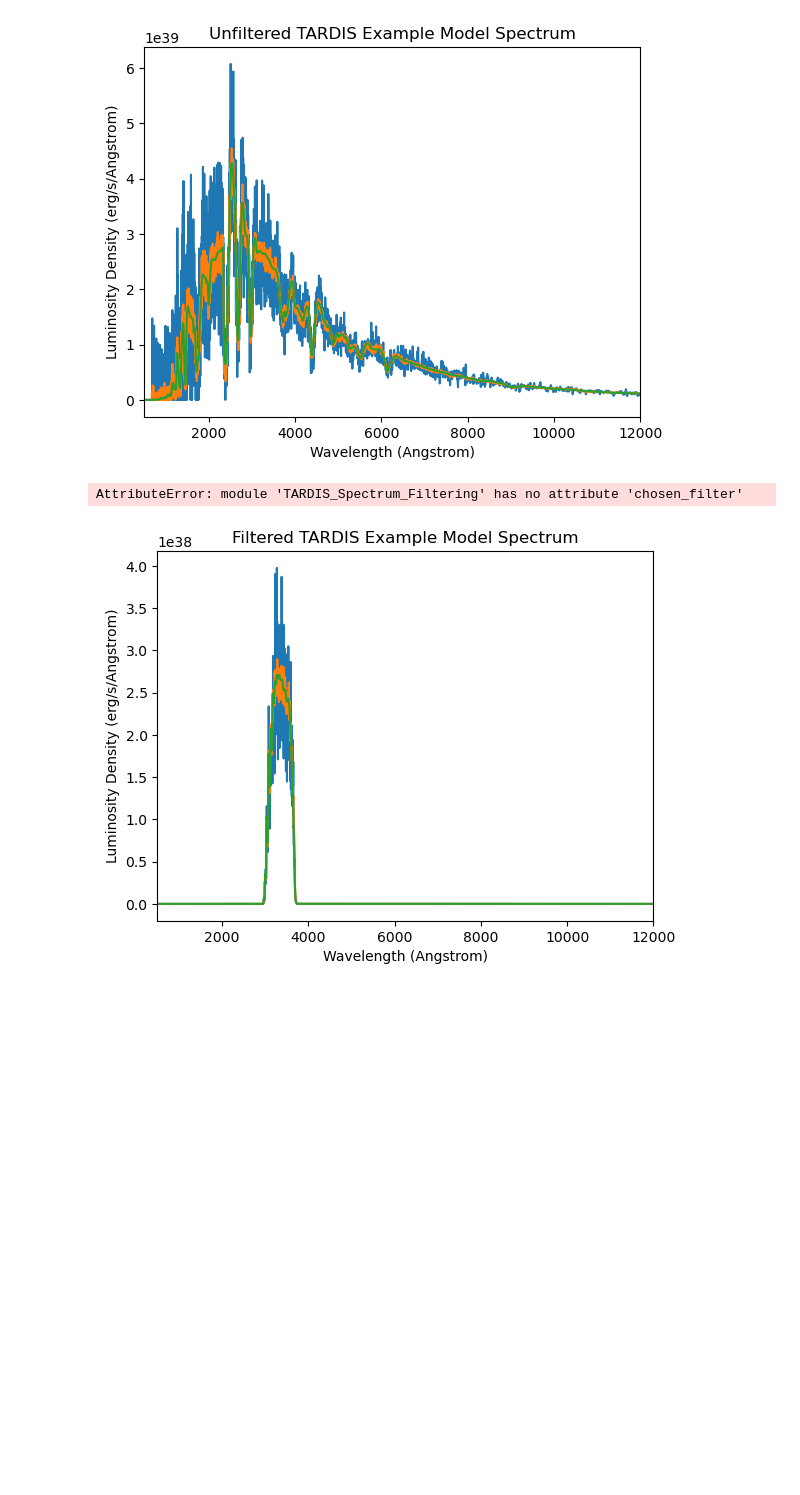
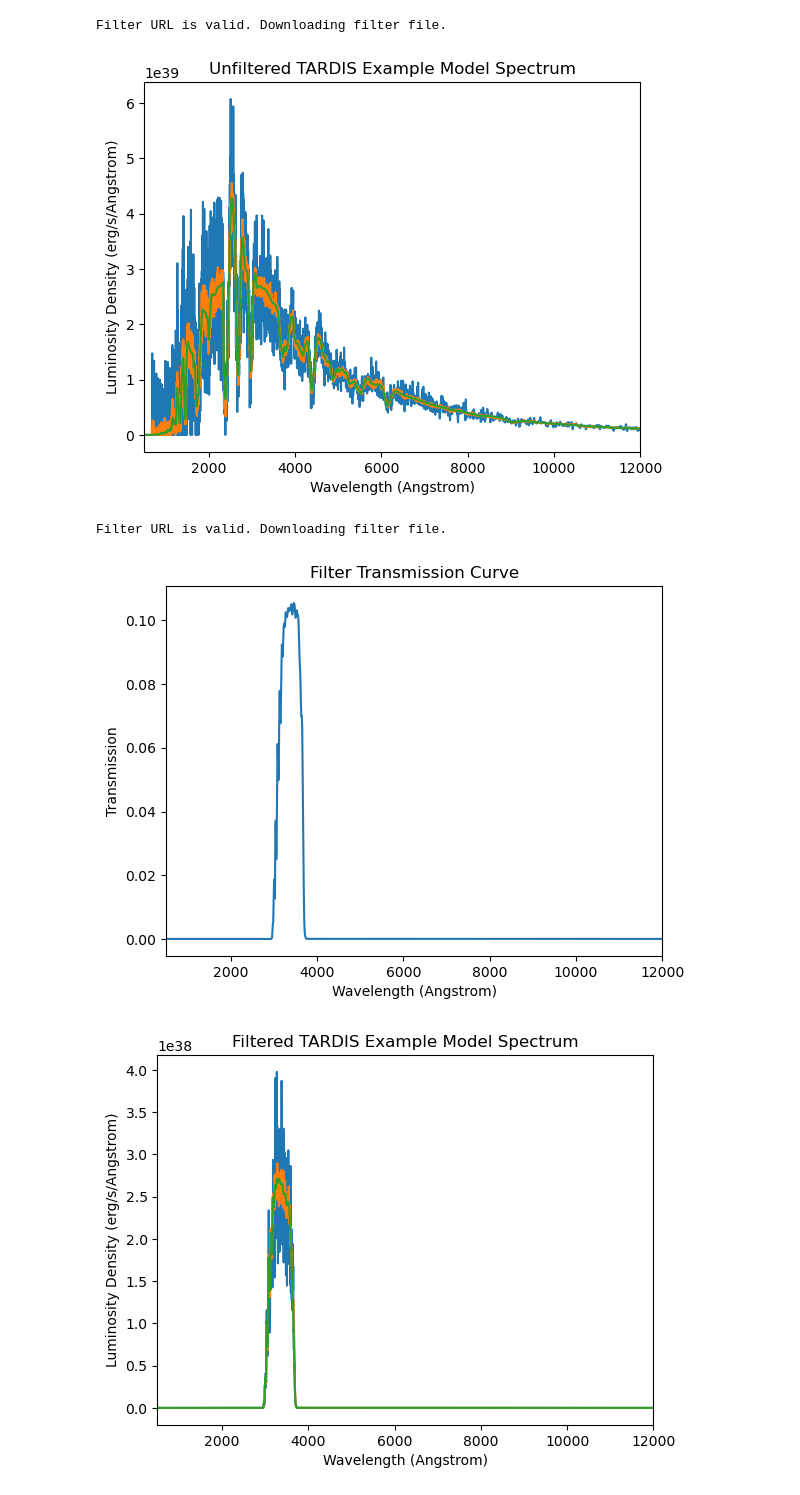
Before and after one commit to ClydeME/spectra_filtering, a Jupyter notebook: TARDIS-Telescope-Filtering.ipynb, the cells around one changed output. Drawn from its saved outputs; the diff is of its cells as text; code cells hidden in the pictures; blank space fills up the shorter version.

```diff
--- a/TARDIS-Telescope-Filtering.ipynb
+++ b/TARDIS-Telescope-Filtering.ipynb
@@ -45,16 +43,19 @@ Embedding the final state for Jupyter environments
 # %%
 # Plotting the original TARTDIS Example Spectrum
+tsf.download_filter()
 tsf.plot_original_spectrum(spectrum, spectrum_virtual, spectrum_integrated)
 # %% [output]
+Filter URL is valid. Downloading filter file.
 [figure]
 # %%
 # Download the filter we will apply to the TARDIS Spectrum (The filter chosen in the Config file)
-tsf_filter = tsf.chosen_filter
+tsf_filter = tsf.download_filter()
 
 # Plotting the filter's transmission curve
 tsf.plot_filter(spectrum, tsf_filter)
 # %% [output]
-AttributeError: module 'TARDIS_Spectrum_Filtering' has no attribute 'chosen_filter'
+Filter URL is valid. Downloading filter file.
+[figure, added]
 # %%
 # Plotting a filtered TARTDIS Example Spectrum
 # This is what the TARDIS Spectrum would look like if observed through the chosen filter
```
Also changed, not shown: parts of 1 cell of this notebook, 2 other files.
